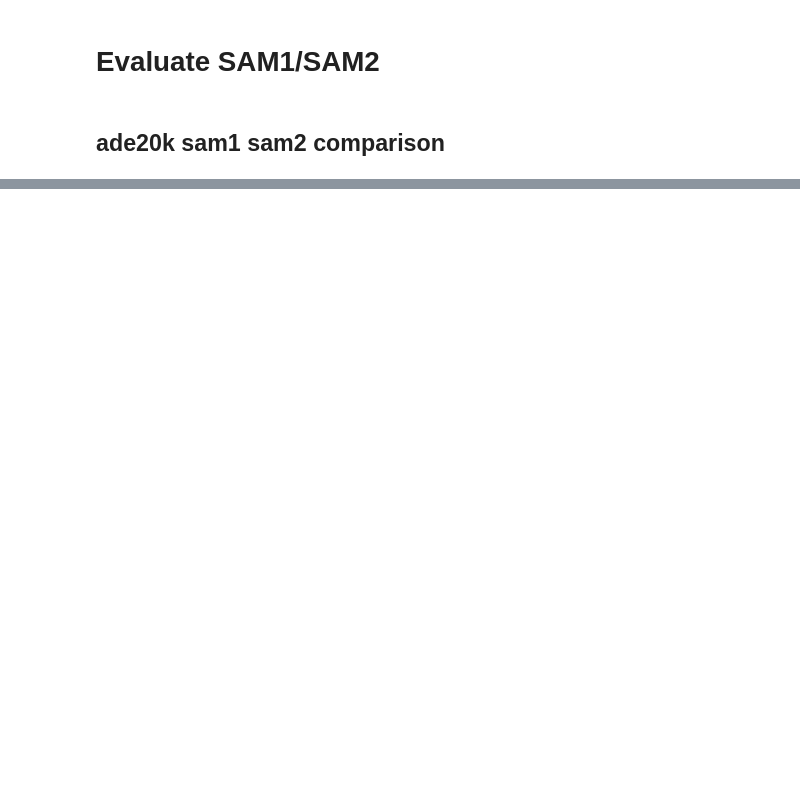
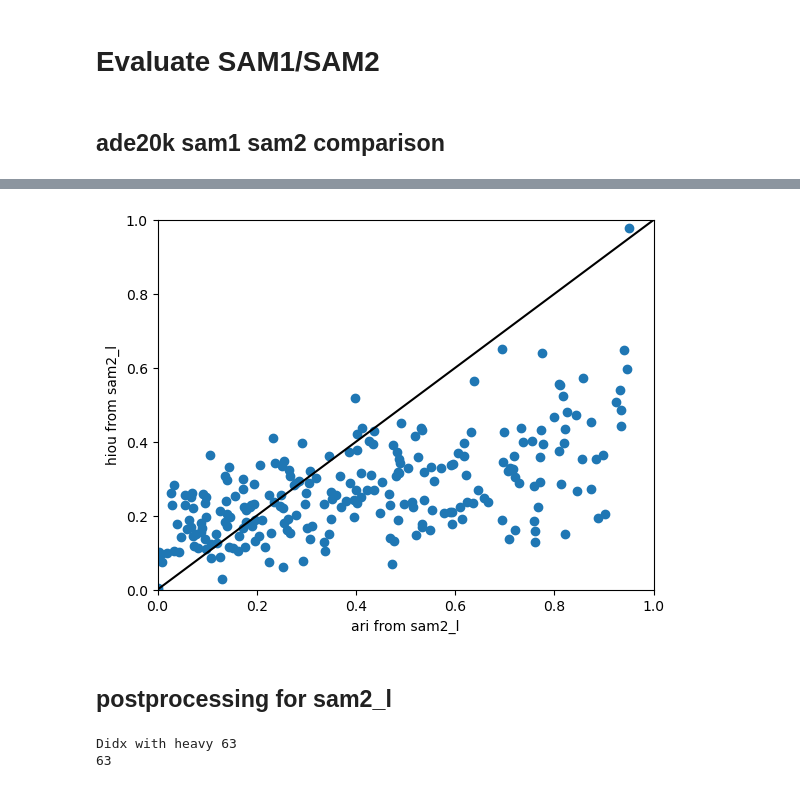
Before and after one commit to JakobLC/diffusion2, a Jupyter notebook: nice_script2.ipynb, the cells around one changed output, grey strips where cells are left out. Cells and saved outputs as stored; diff of their text form; code cells hidden in the pictures; blank space fills up the shorter version.

```diff
--- a/nice_script2.ipynb
+++ b/nice_script2.ipynb
@@ -96,0 +85,22 @@ plt.axis("off")
+# %%
+ssm.scatter(metric1="ari",metric2="hiou",ss_idx1=6)
+# %% [output]
+[figure, added]
+# %% [markdown]
+## postprocessing for sam2_l
+# %%
+save_path = f"saves/sam_eval/sam12_comp/sam2_l_256_ade20k.pt"
+
+sam_samples = SavedSamples()
+sam_samples.load(save_path)
+didx_w_heavy = []
+for k,v in sam_samples.heavy_available.items():
+    if v=="pos_loaded":
+        didx_w_heavy.append(k)
+print("Didx with heavy",len(didx_w_heavy))
+
+sam_samples = sam_samples.reduce_by_indexer(didx_w_heavy)
+print(len(sam_samples))
+# %% [output]
+Didx with heavy 63
+63
```
Also changed, not shown: parts of 20 cells of this notebook, 6 other files.
